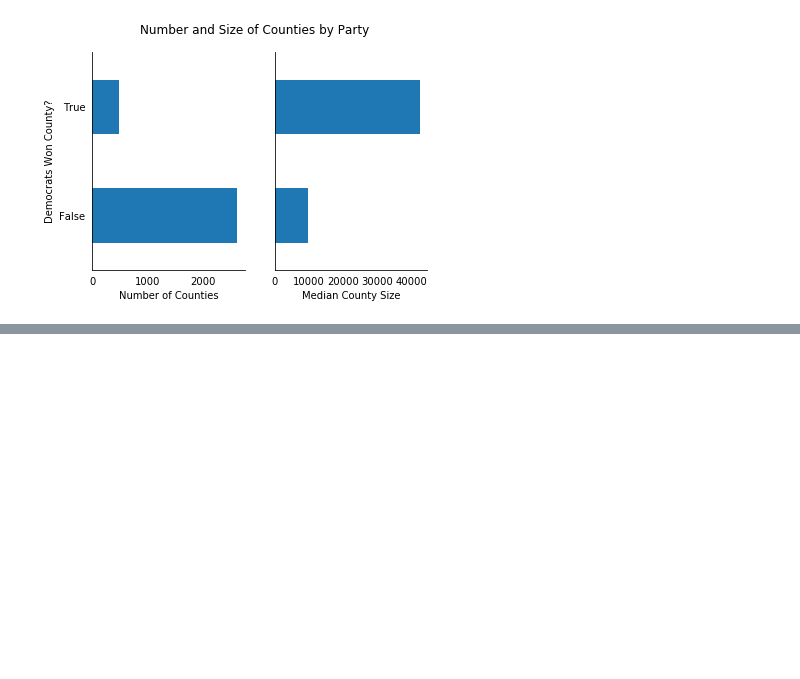
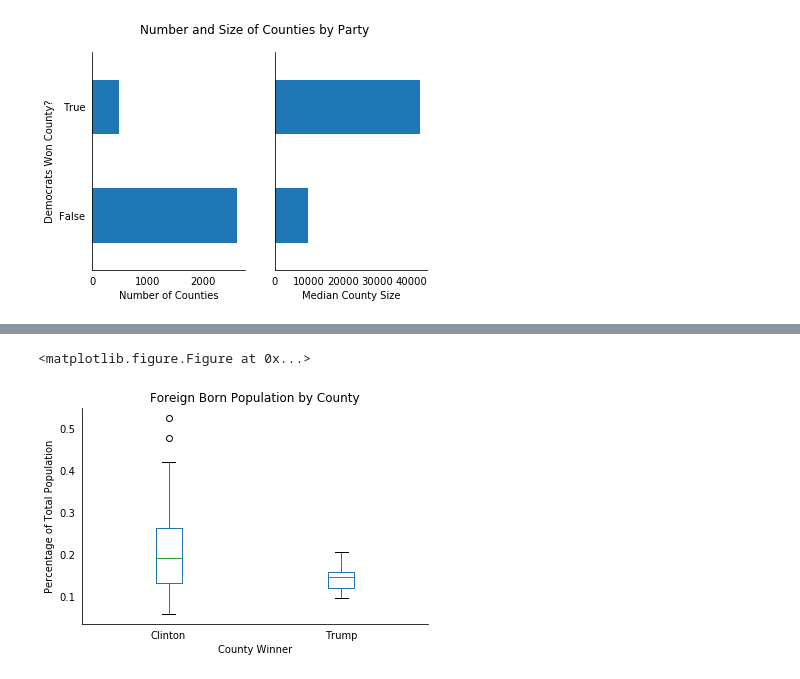
Before and after one commit to slgregoire/election, a Jupyter notebook: Election Graphs.ipynb, the cells around one changed output, grey strips where cells are left out. Drawn from its saved outputs; the diff is of its cells as text; code cells hidden in the pictures; blank space fills up the shorter version.

Commit message:
added foreign born county breakdown

```diff
--- a/Election Graphs.ipynb
+++ b/Election Graphs.ipynb
@@ -18,6 +19,7 @@ file_demo = "data.csv"
 # %%
 df_results = pd.read_csv(file_results)
 df_demo = pd.read_csv(file_demo)
+df_acs = pd.read_csv(file_acs)
 # %%
 df_results.info()
 # %% [output]
@@ -228,0 +246,7 @@ df_results.select_dtypes(include=[np.number])
+# %%
+foreign_born = df_acs['Id.1'] == 601
+df_acs_foreign_born = df_acs[foreign_born]
+df_acs_foreign_born = df_acs_foreign_born.loc[:,:'Estimate; TOTAL NUMBER OF RACES REPORTED - Total population']
+df_acs_foreign_born = df_acs_foreign_born.rename(columns={'Estimate; TOTAL NUMBER OF RACES REPORTED - Total population':'Foreign Born Population'})
+df_acs_foreign_born = df_acs_foreign_born.drop(['Population Group', 'Id','Id.1'], axis=1)
+df_acs_foreign_born.head()
@@ -228,0 +260,7 @@ df_results.select_dtypes(include=[np.number])
+# %%
+total_pop = df_acs['Id.1'] == 1
+df_acs_total = df_acs[total_pop]
+df_acs_total = df_acs_total.loc[:,:'Estimate; TOTAL NUMBER OF RACES REPORTED - Total population']
+df_acs_total = df_acs_total.rename(columns={'Estimate; TOTAL NUMBER OF RACES REPORTED - Total population':'Total Population'})
+df_acs_total = df_acs_total.drop(['Population Group', 'Id','Id.1'], axis=1)
+df_acs_total.head()
@@ -228,0 +274,5 @@ df_results.select_dtypes(include=[np.number])
+# %%
+foreign_born_data = df_acs_foreign_born.merge(df_acs_total.drop('Geography', axis=1), how='inner', on='Id2')
+foreign_born_data['Foreign Born Population %'] = foreign_born_data['Foreign Born Population']/foreign_born_data['Total Population']
+foreign_born_data = foreign_born_data.merge(df_demo, how='inner', left_on='Id2', right_on='FIPS')
+foreign_born_data.info()
@@ -228,0 +297,21 @@ df_results.select_dtypes(include=[np.number])
+# %%
+with PdfPages('foreign_born_by_results.pdf') as pdf:
+
+    f = plt.figure()
+
+    ax = foreign_born_data.boxplot(column='Foreign Born Population %', by='election_result')
+
+    ax.spines['right'].set_visible(False)
+    ax.spines['top'].set_visible(False)
+    ax.yaxis.set_ticks_position('none')
+    ax.xaxis.set_ticks_position('none')
+    ax.grid(False)
+    ax.set_xlabel('County Winner')
+    ax.set_ylabel('Percentage of Total Population')
+    ax.set_title('Foreign Born Population by County')
+
+    plt.suptitle('')
+    pdf.savefig()
+# %% [output]
+<matplotlib.figure.Figure at 0x...>
+[figure, added]
```
Also changed, not shown: parts of 10 cells of this notebook, 4 other files.
